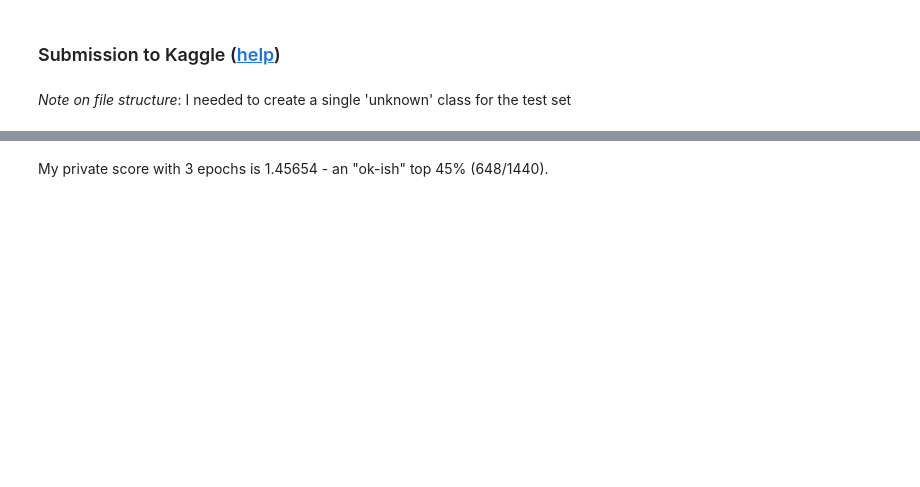
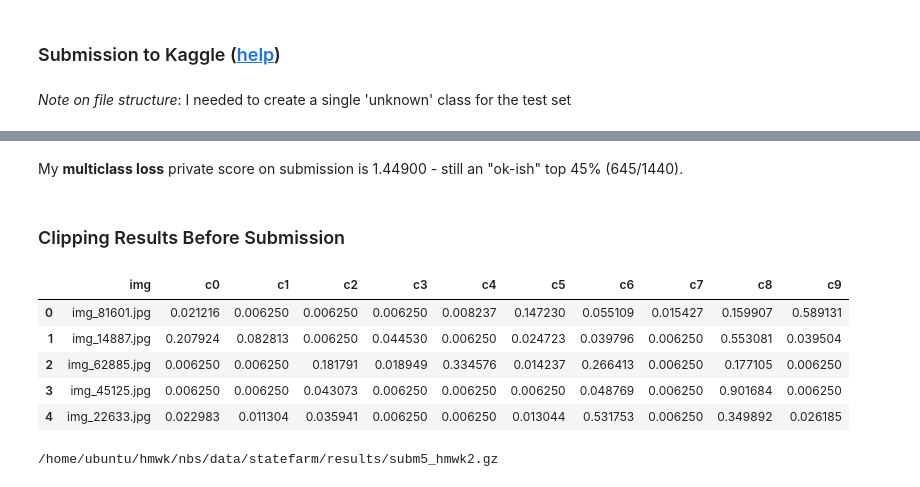
Before and after one commit to iconix/fast.ai, a Jupyter notebook: nbs/lesson2-hmwk.ipynb, the cells around one changed output, grey strips where cells are left out. Drawn from its saved outputs; the diff is of its cells as text; code cells hidden in the pictures; blank space fills up the shorter version.

```diff
--- a/nbs/lesson2-hmwk.ipynb
+++ b/nbs/lesson2-hmwk.ipynb
@@ -150,6 +190,6 @@ model = vgg.model
 Grab training and validation batches...
 # %%
 # Use batch size of 1 since we're just doing preprocessing on the CPU
-val_batches = get_batches(path+'valid', shuffle=False, batch_size=1)
-trn_batches = get_batches(path+'train', shuffle=False, batch_size=1)
+val_preprocess = get_batches(path+'valid', shuffle=False, batch_size=1)
+trn_preprocess = get_batches(path+'train', shuffle=False, batch_size=1)
 # %% [output]
@@ -400,3 +519,3 @@ subm_name = path + 'results/subm.gz'
 # %%
 #Get the classes from the training batch
-classes = sorted(trn_batches.class_indices, key=trn_batches.class_indices.get)
+classes = sorted(trn_preprocess.class_indices, key=trn_preprocess.class_indices.get)
@@ -427,2 +570,4 @@ My **multiclass loss** private score on submission is 1.72406. If this competiti
 # %% [markdown]
-My private score with 3 epochs is 1.45654 - an "ok-ish" top 45% (648/1440).
+My **multiclass loss** private score on submission is 1.44900 - still an "ok-ish" top 45% (645/1440).
+# %% [markdown]
+### Clipping Results Before Submission
@@ -428,0 +577,13 @@ My private score with 3 epochs is 1.45654 - an "ok-ish" top 45% (648/1440).
+# %%
+clipped_preds = preds.clip(min=0.00625, max=0.99375)
+# %%
+clipped_subm = pd.DataFrame(clipped_preds, columns=classes)
+clipped_subm.insert(0, 'img', [a[8:] for a in filenames])
+clipped_subm.head()
+# %% [output]
+|  | img | c0 | c1 | c2 | c3 | c4 | c5 | c6 | c7 | c8 | c9 |
+| 0 | img_81601.jpg | 0.021216 | 0.006250 | 0.006250 | 0.006250 | 0.008237 | 0.147230 | 0.055109 | 0.015427 | 0.159907 | 0.589131 |
+| 1 | img_14887.jpg | 0.207924 | 0.082813 | 0.006250 | 0.044530 | 0.006250 | 0.024723 | 0.039796 | 0.006250 | 0.553081 | 0.039504 |
+| 2 | img_62885.jpg | 0.006250 | 0.006250 | 0.181791 | 0.018949 | 0.334576 | 0.014237 | 0.266413 | 0.006250 | 0.177105 | 0.006250 |
+| 3 | img_45125.jpg | 0.006250 | 0.006250 | 0.043073 | 0.006250 | 0.006250 | 0.006250 | 0.048769 | 0.006250 | 0.901684 | 0.006250 |
+| 4 | img_22633.jpg | 0.022983 | 0.011304 | 0.035941 | 0.006250 | 0.006250 | 0.013044 | 0.531753 | 0.006250 | 0.349892 | 0.026185 |
@@ -428,0 +592,4 @@ My private score with 3 epochs is 1.45654 - an "ok-ish" top 45% (648/1440).
+# %%
+FileLink(subm_path)
+# %% [output]
+/home/ubuntu/hmwk/nbs/data/statefarm/results/subm5_hmwk2.gz
```
Also changed, not shown: parts of 54 cells of this notebook, 5 other files.
